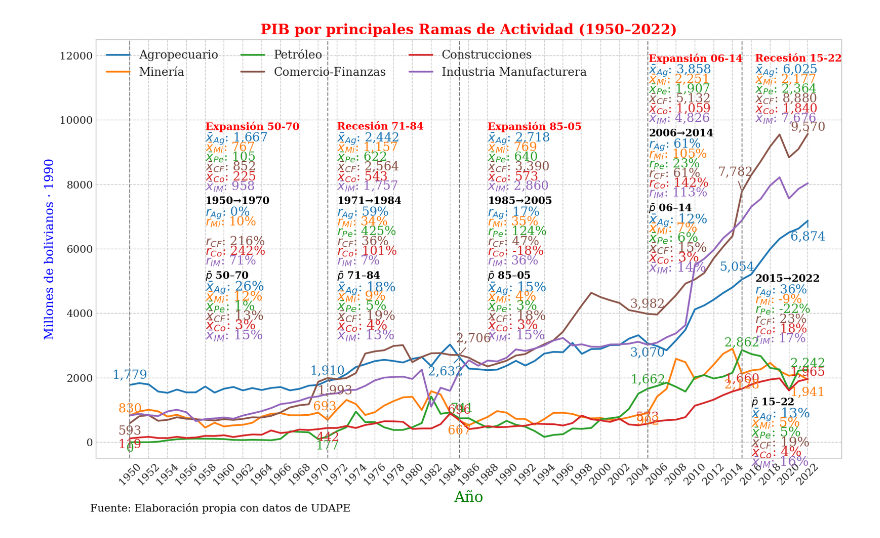
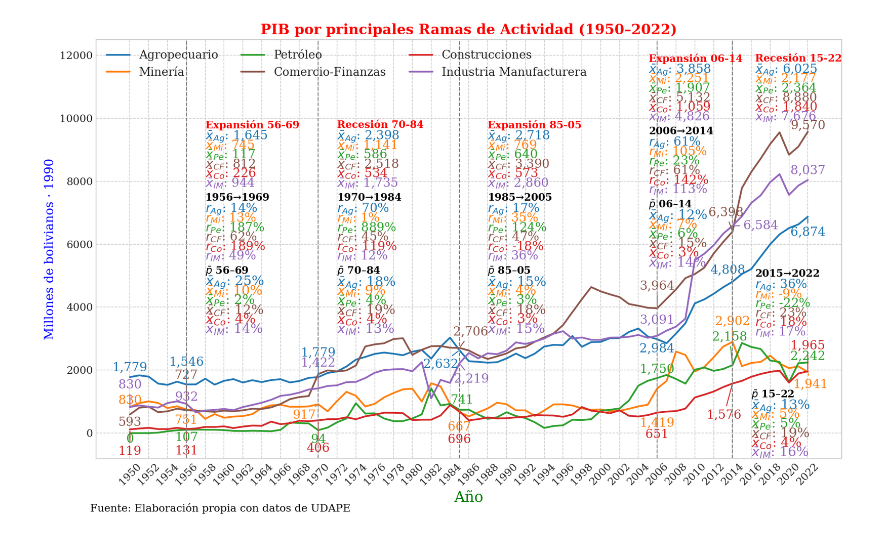
Before and after one commit to navi0369/proyectomacro, a Jupyter notebook: notebooks/tesis/serie_completa/pib/pib_por_ramas.ipynb, the cells around one changed output. Drawn from its saved outputs; the diff is of its cells as text; code cells hidden in the pictures.

```diff
--- a/notebooks/tesis/serie_completa/pib/pib_por_ramas.ipynb
+++ b/notebooks/tesis/serie_completa/pib/pib_por_ramas.ipynb
@@ -63,48 +63,52 @@ custom_colors = {
 # ── Offsets ──────────────────────────────────────────────────────────
 annotation_offsets = {
     "agropecuario": {
-        1950: (0, 300), 1971: (0, 300), 1985: (-1.5, -450),
-        2005: (0, -300), 2015: (-0.5, 370), 2022: (0, -500)
+        1950: (0, 300),1956:(0,700), 1970: (0, 770), 1985: (-2, -450),
+        2006: (0, -300), 2014: (-0.5, 370), 2022: (0, -500)
     },
     "mineria": {
-        1950: (0, 200), 1971: (-0.3, 400), 1985: (0, -320),
-        2005: (0, -250), 2015: (0, -350), 2022: (0, -400)
+        1950: (0, 200),1956:(0,-350), 1970: (-1.5, -350), 1985: (0, -480),
+        2006: (0, -1100), 2014: (0, 650), 2022: (0.3, -400)
     },
     "petroleo": {
-        1950: (0, -200), 1971: (0, -300), 1985: (0.3, 300),
-        2005: (0, 270), 2015: (0, 220), 2022: (0, 200)
+        1950: (0, -200),1956:(0,-250), 1970: (0, -300), 1985: (0.3, 300),
+        2006: (0, 270), 2014: (-0.3, 890), 2022: (0, 200)
     },
     "comercio_finanzas": {
-        1950: (0, -250), 1971: (0.8, -400), 1985: (1.5, 500),
-        2005: (0, 300), 2015: (-0.7, 600), 2022: (0, 200)
+        1950: (0, -250),1956:(0,1100), 1971: (0, 1100), 1985: (1.2, 500),
+        2006: (0, 700), 2014: (-0.7, 600), 2022: (0, 200)
     },
     "construcciones": {
-        1950: (0, -200), 1971: (0, -300), 1985: (0, 300),
-        2005: (0, 200), 2015: (0, 300), 2022: (0, 200)
+        1950: (0, -700),1956:(0,-700), 1970: (0, -900), 1985: (0, -900),
+        2006: (0, -700), 2014: (-0.9, -1000), 2022: (0, 800)
+    },
+    "industria_manufacturera": {
+        1950: (0, 700),1956:(0,200), 1970: (0, 800), 1985: (1.3, -500),
+        2006: (0, 500), 2014: (3, 0), 2022: (0, 300)
     }
 }
 
 hitos_offset = {1950: 0.45, 1971: 0.50, 1985: 0.50, 2005: 0.62, 2015: 0.48}
 
 medias_offsets = {
-    "Expansión 50-70": (1958, 0.99),
-    "Recesión 71-84":  (1972, 0.99),
+    "Expansión 56-69": (1958, 0.99),
+    "Recesión 70-84":  (1972, 0.99),
     "Expansión 85-05": (1988, 0.99),
     "Expansión 06-14": (2005.1, 1.2),
     "Recesión 15-22":  (2016.4, 1.2),
 }
 
 period_offsets = {
-    "1950-1970": (1958, 0.76),
-    "1971-1984": (1972, 0.76),
+    "1956-1969": (1958, 0.76),
+    "1970-1984": (1972, 0.76),
     "1985-2005": (1988, 0.76),
     "2006-2014": (2005.1, 0.97),
     "2015-2022": (2016.4, 0.52),
 }
 
 participation_offsets = {
-    "1950-1970": (1958, 0.53),
-    "1971-1984": (1972, 0.53),
+    "1956-1969": (1958, 0.53),
+    "1970-1984": (1972, 0.53),
     "1985-2005": (1988, 0.53),
     "2006-2014": (2005.1, 0.74),
     "2015-2022": (2016, 0.14),
@@ -126,33 +130,33 @@ add_hitos(ax, df.index, hitos_v_sin_crisis, hitos_offset)
 
 # Anotaciones de valores por año
 add_year_value_annotations(
     ax, df, annot_years,
     cols_componentes, annotation_offsets, custom_colors
 )
 
 # Cuadros de medias por ciclo
 y_max = ax.get_ylim()[1]
 line_spacing = y_max * 0.03
 add_cycle_means_multi(
     ax, cycle_stats_sin_crisis, medias_offsets,
     abbr, custom_colors, line_spacing
 )
 
 
 
 # Anotaciones de tasas de crecimiento por periodo
 add_period_growth_annotations_multi(
     ax, df, periodos_sin_crisis, cols_componentes,
     period_offsets, custom_colors, abbr
 )
 
 # Cuadros de participación por ciclo
 add_participation_cycle_boxes(
     ax, df, periodos_sin_crisis, cols_componentes, "pib_real",
     participation_offsets, abbr, custom_colors
 )
-ax.set_ylim(-500,  12500)
-plt.savefig(f"{output_dir}/pib_rama_de_actividad_1.png", dpi=300, bbox_inches='tight')
+ax.set_ylim(-800,12500)
+plt.savefig(f"{output_dir}/pib_rama_de_actividad.png", dpi=300, bbox_inches='tight')
 plt.show()
 # %% [output]
-[figure, old version]
+[figure, new version]
```
Also changed, not shown: parts of 6 cells of this notebook, 54 other files.
